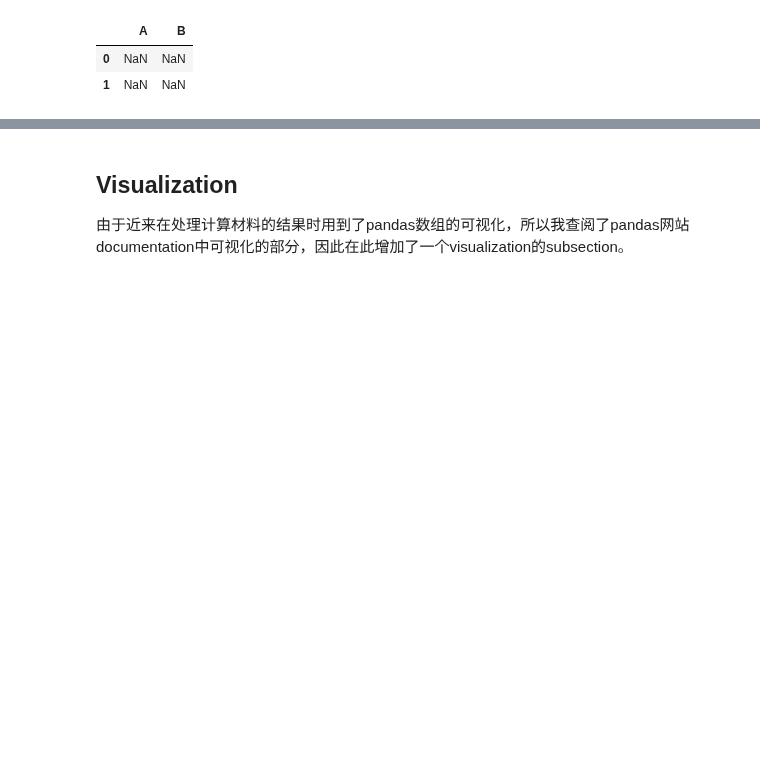
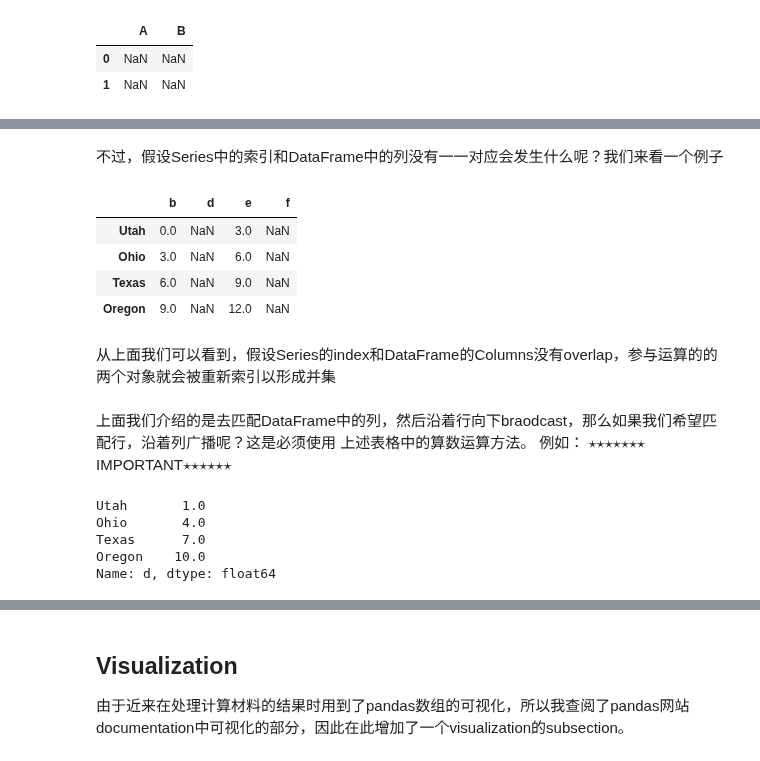
Before and after one commit to yw-fang/readingnotes, a Jupyter notebook: machine-learning/McKinney-pythonbook2013/chapter05-note.ipynb, the cells around one changed output, grey strips where cells are left out. Drawn from its saved outputs; the diff is of its cells as text; code cells hidden in the pictures; blank space fills up the shorter version.

Commit message:
operations between datafram and series

```diff
--- a/machine-learning/McKinney-pythonbook2013/chapter05-note.ipynb
+++ b/machine-learning/McKinney-pythonbook2013/chapter05-note.ipynb
@@ -1100,0 +1181,4 @@ df1 + df2
+# %%
+frame = pd.DataFrame(np.arange(12.).reshape((4,3)),
+                                          columns = list('bde'),
+                                          index = ['Utah', 'Ohio', 'Texas', 'Oregon'])
@@ -1100,0 +1211,26 @@ df1 + df2
+# %% [markdown]
+不过，假设Series中的索引和DataFrame中的列没有一一对应会发生什么呢？我们来看一个例子
+# %%
+series2 = pd.Series(range(3), index= ['b', 'e', 'f'])
+frame + series2
+# %% [output]
+|  | b | d | e | f |
+| Utah | 0.0 | NaN | 3.0 | NaN |
+| Ohio | 3.0 | NaN | 6.0 | NaN |
+| Texas | 6.0 | NaN | 9.0 | NaN |
+| Oregon | 9.0 | NaN | 12.0 | NaN |
+# %% [markdown]
+从上面我们可以看到，假设Series的index和DataFrame的Columns没有overlap，参与运算的的两个对象就会被重新索引以形成并集
+# %% [markdown]
+上面我们介绍的是去匹配DataFrame中的列，然后沿着行向下braodcast，那么如果我们希望匹配行，沿着列广播呢？这是必须使用
+上述表格中的算数运算方法。
+例如： $\star$$\star$$\star$$\star$$\star$$\star$$\star$IMPORTANT$\star$$\star$$\star$$\star$$\star$$\star$
+# %%
+series3 = frame['d']
+series
+# %% [output]
+Utah       1.0
+Ohio       4.0
+Texas      7.0
+Oregon    10.0
+Name: d, dtype: float64
```
Also changed, not shown: parts of 20 cells of this notebook.
